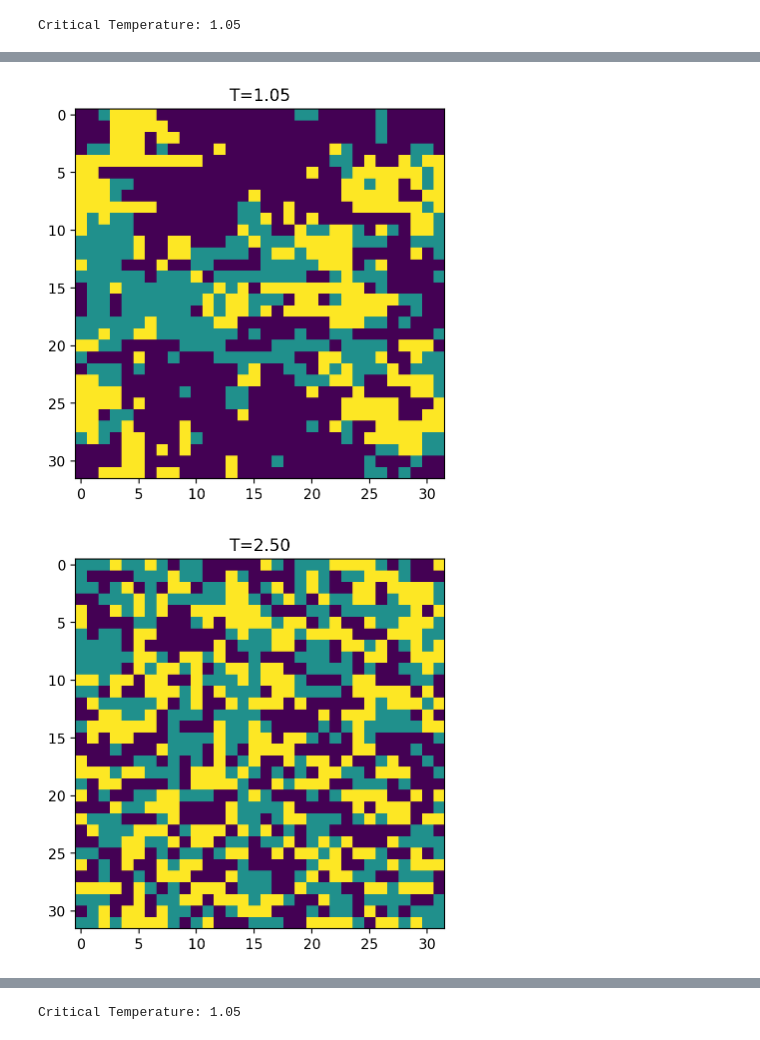
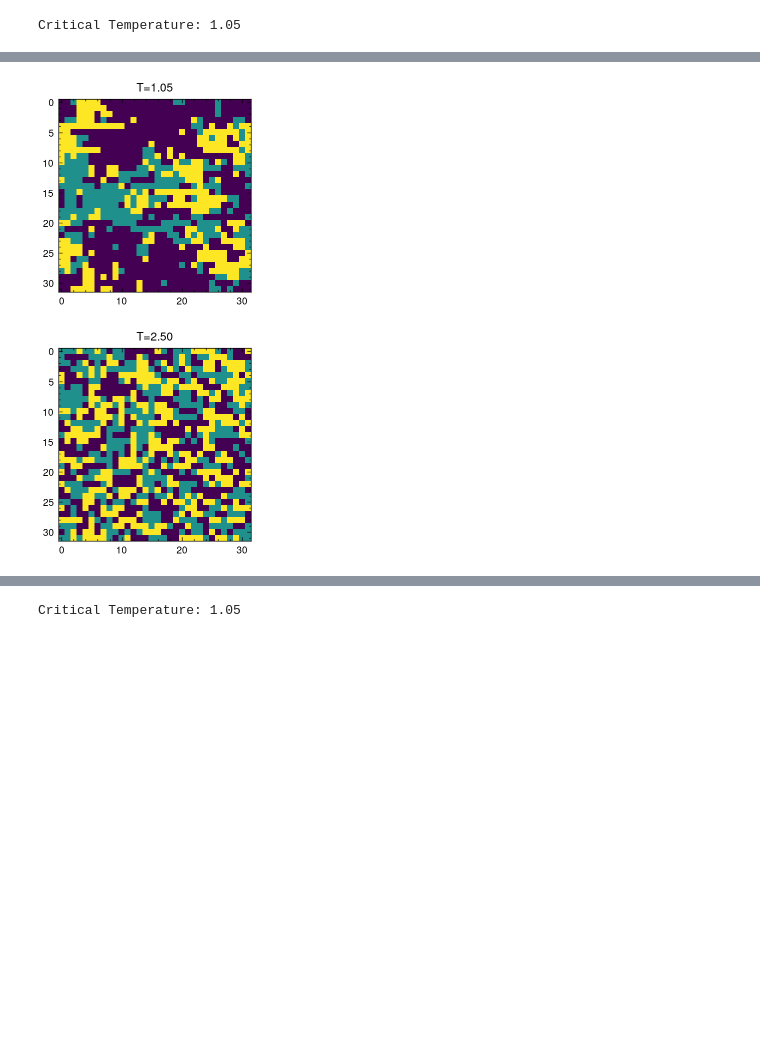
Before and after one commit to xiaoxuan-yu/Potts_MC_Simulation, a Jupyter notebook: simulation/Post-simulation.ipynb, the cells around one changed output, grey strips where cells are left out. Cells and saved outputs as stored; diff of their text form; code cells hidden in the pictures; blank space fills up the shorter version.

```diff
--- a/simulation/Post-simulation.ipynb
+++ b/simulation/Post-simulation.ipynb
@@ -5,9 +5,10 @@ from functools import partial
 from numba import njit,prange,objmode,jit
 import os.path
 from tqdm import tqdm,trange
+import scienceplots
 
 # setup of 2D q-state Potts model
-@njit
+@jit(forceobj=True)
 def potts_energy(spins, J, h):
     """计算Potts模型的能量
 
@@ -23,8 +24,10 @@ def potts_energy(spins, J, h):
     N = spins.shape[0]
 
     # 计算相邻自旋互作用能
-    E_J = J * np.sum(spins[:-1, :] == spins[1:, :])
-    E_J += J * np.sum(spins[:, :-1] == spins[:, 1:])
+    E_J = J * np.sum(spins == np.roll(spins, 1, axis=0))
+    E_J += J * np.sum(spins == np.roll(spins, -1, axis=0))
+    E_J += J * np.sum(spins == np.roll(spins, 1, axis=1))
+    E_J += J * np.sum(spins == np.roll(spins, -1, axis=1))
     E_J += h * np.sum(spins)
 
     # 求和得到能量
@@ -54,3 +55,12 @@ T_series = np.linspace(0.5,2.5,100)
+# %%
+T_series = np.linspace(0.5,2.5,100)
+k=1
+q=3
+J=1
+h=0
+fig_dir = '../report/files/assets/'
+# matplotlib use tight layout
+plt.style.use(['science','nature'])
 # %%
 %matplotlib inline
 %config InlineBackend.figure_format='retina'
@@ -77,7 +87,6 @@ def internal_energy(spin_series, J, h):
 U_series = np.zeros(shape=(len(T_series)))
 for i in trange(len(T_series)):
     T = T_series[i]
-    beta = 1/(k*T)
     # load data
     if os.path.isfile('Potts_Data/spin_history_{}_{:.2f}.npy'.format(q, T)):
         data = np.load('Potts_Data/spin_history_{}_{:.2f}.npy'.format(q, T))
@@ -89,5 +98,6 @@ for i in trange(len(T_series)):
 plt.plot(T_series, U_series, 'o-')
 plt.xlabel('Temperature')
 plt.ylabel('Internal Energy')
+plt.savefig(fig_dir+'internal_energy.png',dpi=300)
 plt.show()
 # %% [output]
@@ -95,7 +105,7 @@ plt.show()
 # %%
 # specific heat
-@jit
-def specific_heat(spin_series, J, h, N):
+@jit(forceobj=True)
+def specific_heat(spin_series, J, h, T, N):
     """计算比热
     Args:
         spin_series: 自旋状态序列,shape=(n_steps, N, N)的数组,其中n_steps是模拟步数,N是格子数目
@@ -113,24 +123,25 @@ def specific_heat(spin_series, J, h, N):
     E2_series = E_series**2
     # 求和得到比热
     C = np.mean(E2_series) - np.mean(E_series)**2
-    C = C / N**2
+    C = C / np.square(k*T*N)
     return C
 
 # specific heat
 C_series = np.zeros(shape=(len(T_series)))
 for i in trange(len(T_series)):
     T = T_series[i]
-    beta = 1/(k*T)
     # load data
     if os.path.isfile('Potts_Data/spin_history_{}_{:.2f}.npy'.format(q, T)):
         data = np.load('Potts_Data/spin_history_{}_{:.2f}.npy'.format(q, T))
         data = data[data.shape[0]//2:,:,:]
-        C_series[i] = specific_heat(data, J, h, N)
+        N = data.shape[1]
+        C_series[i] = specific_heat(data, J, h, T, N)
     else:
         raise ValueError(f'Simulation trajectory for T={T} and q={q} does not exist!')
 # plot
 plt.plot(T_series, C_series, 'o-')
 plt.xlabel('Temperature')
 plt.ylabel('Specific Heat')
+plt.savefig(fig_dir+'specific_heat.png',dpi=300)
 plt.show()
 # %% [output]
@@ -163,7 +174,6 @@ def magnetization(spin_series):
 M_series = np.zeros(shape=(len(T_series)))
 for i in trange(len(T_series)):
     T = T_series[i]
-    beta = 1/(k*T)
     # load data
     if os.path.isfile('Potts_Data/spin_history_{}_{:.2f}.npy'.format(q, T)):
         data = np.load('Potts_Data/spin_history_{}_{:.2f}.npy'.format(q, T))
@@ -172,6 +182,7 @@ for i in trange(len(T_series)):
         if i == 0 or T==T_c or i==len(T_series)-1:
             plt.imshow(data[-1,:,:])
             plt.title('T={:.2f}'.format(T))
+            plt.savefig(fig_dir+'m_{}.png'.format(T),dpi=300)
             plt.show()
     else:
         raise ValueError(f'Simulation trajectory for T={T} and q={q} does not exist!')
@@ -185,2 +196,2 @@ plt.show()
-[figure, old version]
+[figure, new version]
-[figure, old version]
+[figure, new version]
```
Also changed, not shown: parts of 11 cells of this notebook, 14 other files.
